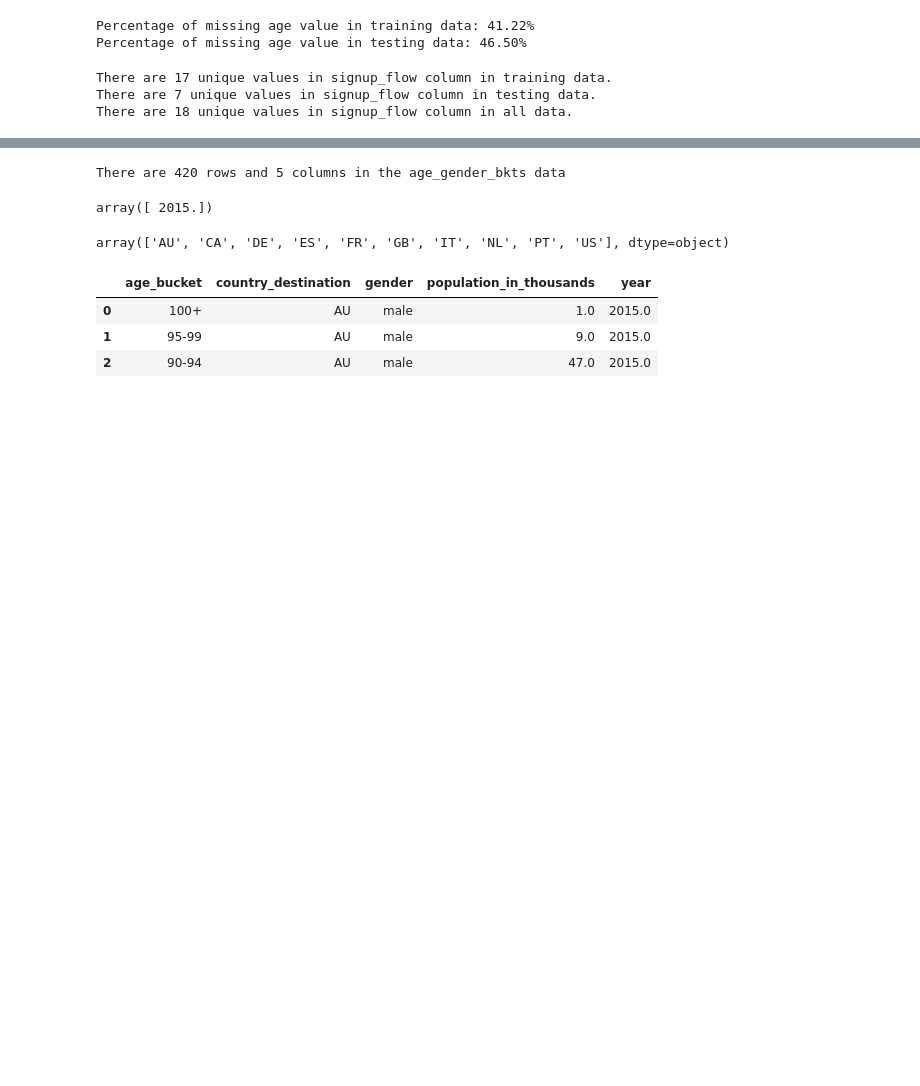
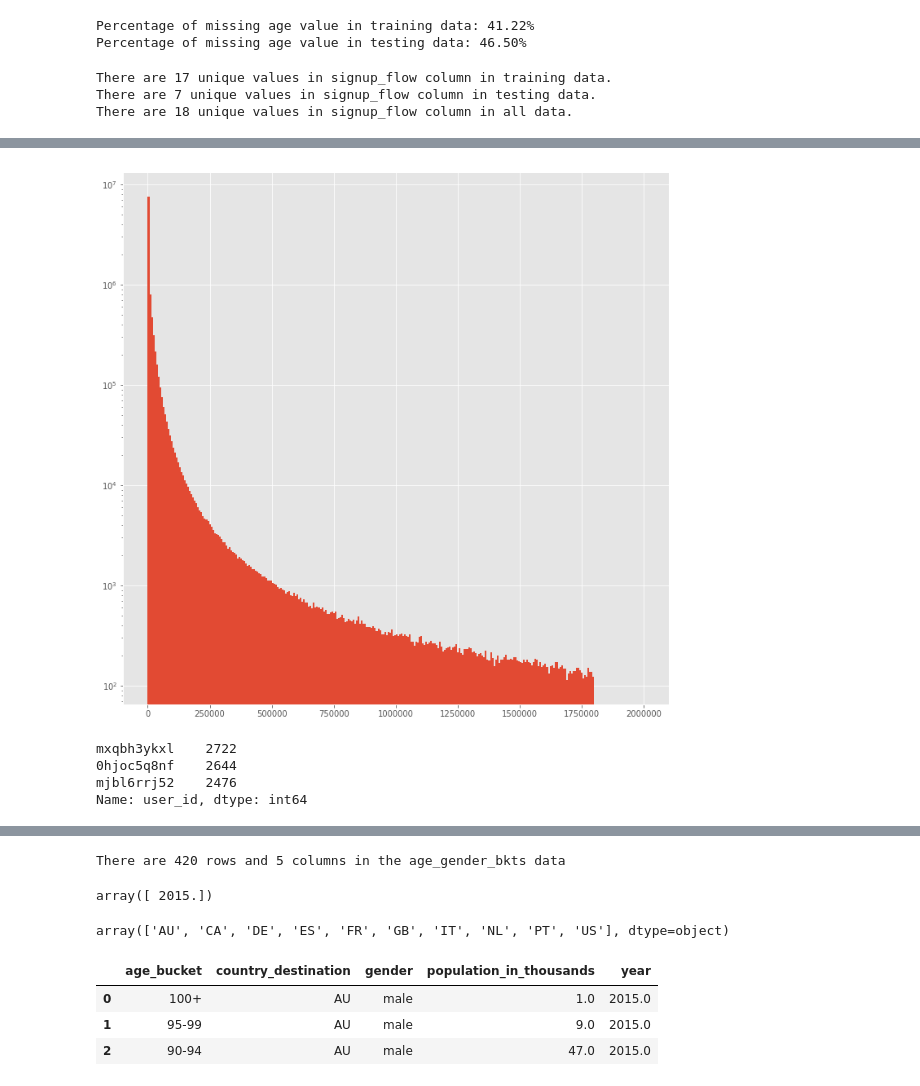
Before and after one commit to xingliuUT/History-Kaggle-Airbnb, a Jupyter notebook: solution.ipynb, the cells around one changed output, grey strips where cells are left out. Saved outputs shown, nothing was run; the diff lists cells and outputs as text; code cells hidden in the pictures; blank space fills up the shorter version.

Commit message:
feat: EDA of sessions dataset

```diff
--- a/solution.ipynb
+++ b/solution.ipynb
@@ -97,0 +183,2 @@ There are 18 unique values in signup_flow column in all data.
+# %%
+sessions_data = sessions_data[sessions_data.user_id.notnull()]
@@ -97,0 +231,6 @@ There are 18 unique values in signup_flow column in all data.
+# %%
+# gamma regression?
+fig, ax = plt.subplots(figsize = (12, 12))
+ax.hist(sessions_data.secs_elapsed, range = (0, 2000000), bins = 300, log = True);
+# %% [output]
+[figure, added]
@@ -97,0 +239,7 @@ There are 18 unique values in signup_flow column in all data.
+# %%
+action_counts.head(3)
+# %% [output]
+mxqbh3ykxl    2722
+0hjoc5q8nf    2644
+mjbl6rrj52    2476
+Name: user_id, dtype: int64
```
Also changed, not shown: parts of 43 cells of this notebook.
